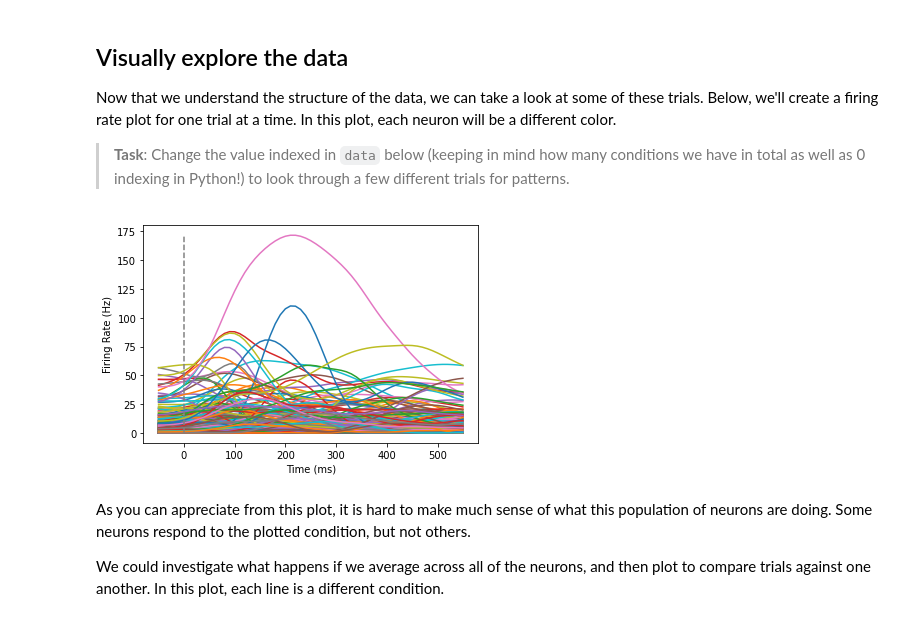
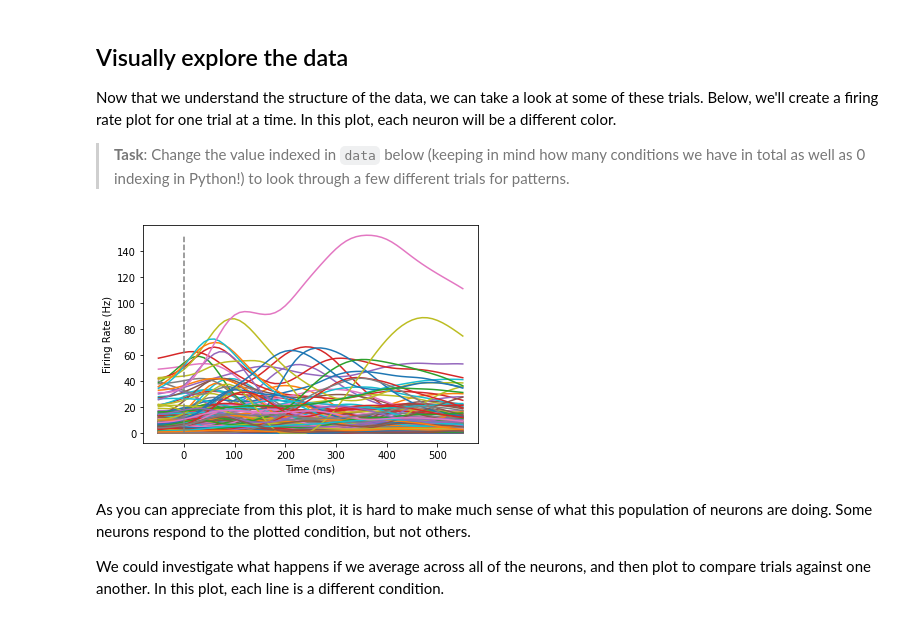
Before and after one commit to nwb4edu/nwb4edu.github.io, a Jupyter notebook: _build/jupyter_execute/Lesson_5/02-RotationalDynamics.ipynb, the cells around one changed output. Drawn from its saved outputs; the diff is of its cells as text; code cells hidden in the pictures.

```diff
--- a/_build/jupyter_execute/Lesson_5/02-RotationalDynamics.ipynb
+++ b/_build/jupyter_execute/Lesson_5/02-RotationalDynamics.ipynb
@@ -102,18 +102,18 @@ Now that we understand the structure of the data, we can take a look at some of
 
 > **Task**: Change the value indexed in `data` below (keeping in mind how many conditions we have in total as well as 0 indexing in Python!) to look through a few different trials for patterns.
 # %%
-trial = data[10] # You can change the index here if you'd like to look through different trials.
+trial = data[25] # You can change the index here if you'd like to look through different trials.
 
 def plotFiringRates(times,trial):
     plt.plot(times,trial)
     plt.xlabel('Time (ms)')
     plt.ylabel('Firing Rate (Hz)')
     plt.vlines(0,np.min(trial),np.max(trial),color='gray',linestyle='--')
     plt.show()
 
 plotFiringRates(times,trial)
 # %% [output]
-[figure, old version]
+[figure, new version]
 # %% [markdown]
 As you can appreciate from this plot, it is hard to make much sense of what this population of neurons are doing. Some neurons respond to the plotted condition, but not others.
 
```
Also changed, not shown: parts of 5 cells of this notebook, 52 other files.
